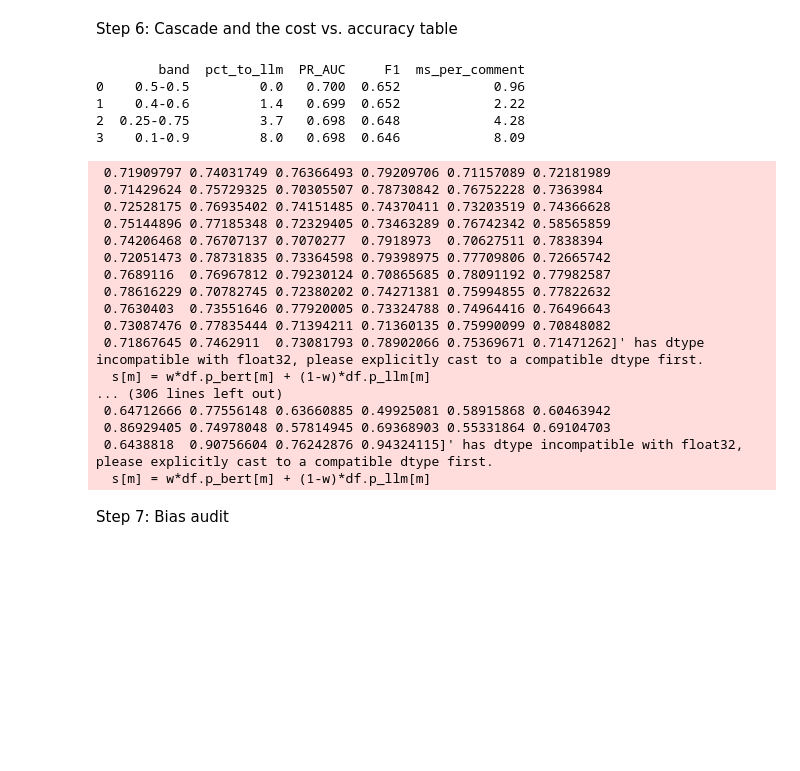
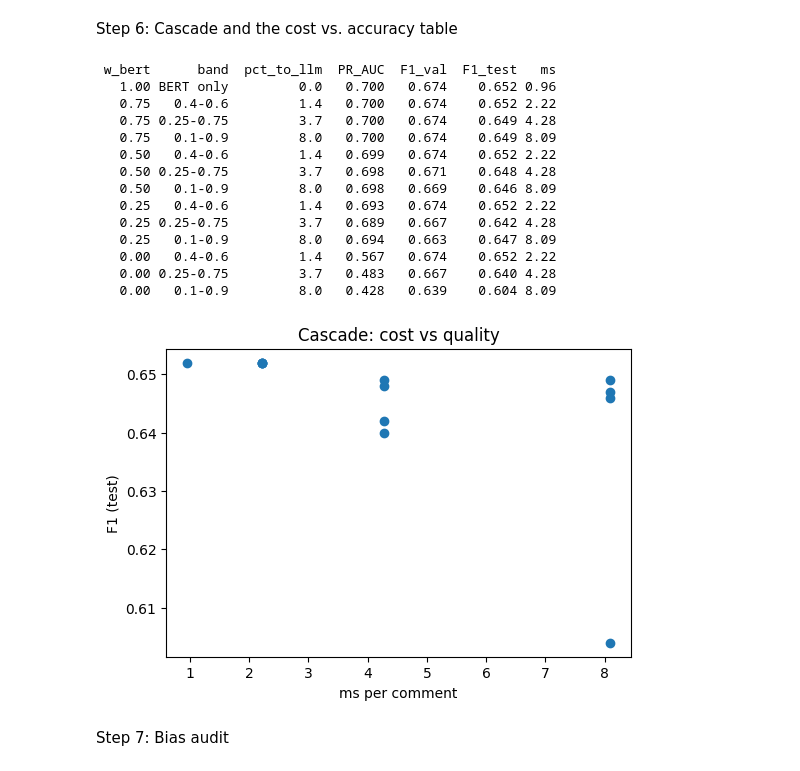
Before and after one commit to fauzia-annisa/ModShield-Cascaded-LLM-Moderation-Agent, a Jupyter notebook: ModShield_Cascaded_LLM_Moderation_Agent.ipynb, the cells around one changed output. Drawn from its saved outputs; the diff is of its cells as text; code cells hidden in the pictures; blank space fills up the shorter version.

```diff
--- a/ModShield_Cascaded_LLM_Moderation_Agent.ipynb
+++ b/ModShield_Cascaded_LLM_Moderation_Agent.ipynb
@@ -187,43 +187,49 @@ LLM ms/comment 88.85622381272161
 # %% [markdown]
 Step 6: Cascade and the cost vs. accuracy table
 # %%
+import matplotlib.pyplot as plt
+
 def cascade(df, lo, hi, w=0.5):
-    s = df.p_bert.copy()
+    s = df.p_bert.astype("float64").copy()
     m = (df.p_bert > lo) & (df.p_bert < hi) & df.p_llm.notna()
-    s[m] = w*df.p_bert[m] + (1-w)*df.p_llm[m]
+    s[m] = w*df.p_bert[m].astype("float64") + (1-w)*df.p_llm[m]
     return s, m.mean()
 
-rows = []
-for lo, hi in [(0.5,0.5),(0.4,0.6),(0.25,0.75),(0.1,0.9)]:
-    sv, _ = cascade(va, lo, hi); st, frac = cascade(te, lo, hi)
-    t = thr_from_val(va.y, sv)
-    rows.append(dict(band=f"{lo}-{hi}", pct_to_llm=round(frac*100,1),
-        PR_AUC=round(average_precision_score(te.y, st),3),
-        F1=round(f1_at(te.y, st, t),3),
-        ms_per_comment=round(lat_bert + frac*lat_llm,2)))
-print(pd.DataFrame(rows))
+bt = thr_from_val(va.y, va.p_bert)
+rows = [dict(w_bert=1.0, band="BERT only", pct_to_llm=0.0,
+             PR_AUC=round(average_precision_score(te.y, te.p_bert),3),
+             F1_val=round(f1_at(va.y, va.p_bert, bt),3),
+             F1_test=round(f1_at(te.y, te.p_bert, bt),3),
+             ms=round(lat_bert,2))]
+for w in [0.75, 0.5, 0.25, 0.0]:
+    for lo, hi in [(0.4,0.6),(0.25,0.75),(0.1,0.9)]:
+        sv,_ = cascade(va, lo, hi, w); st, frac = cascade(te, lo, hi, w)
+        t = thr_from_val(va.y, sv)
+        rows.append(dict(w_bert=w, band=f"{lo}-{hi}", pct_to_llm=round(frac*100,1),
+            PR_AUC=round(average_precision_score(te.y, st),3),
+            F1_val=round(f1_at(va.y, sv, t),3), F1_test=round(f1_at(te.y, st, t),3),
+            ms=round(lat_bert + frac*lat_llm,2)))
+res = pd.DataFrame(rows); print(res.to_string(index=False))
+
+plt.figure(figsize=(6,4))
+plt.scatter(res.ms, res.F1_test)
+plt.xlabel("ms per comment"); plt.ylabel("F1 (test)"); plt.title("Cascade: cost vs quality")
+plt.savefig("cascade_tradeoff.png", dpi=150, bbox_inches="tight"); plt.show()
 # %% [output]
-        band  pct_to_llm  PR_AUC     F1  ms_per_comment
-0    0.5-0.5         0.0   0.700  0.652            0.96
-1    0.4-0.6         1.4   0.699  0.652            2.22
-2  0.25-0.75         3.7   0.698  0.648            4.28
-3    0.1-0.9         8.0   0.698  0.646            8.09
+ w_bert      band  pct_to_llm  PR_AUC  F1_val  F1_test   ms
+   1.00 BERT only         0.0   0.700   0.674    0.652 0.96
+   0.75   0.4-0.6         1.4   0.700   0.674    0.652 2.22
+   0.75 0.25-0.75         3.7   0.700   0.674    0.649 4.28
+   0.75   0.1-0.9         8.0   0.700   0.674    0.649 8.09
+   0.50   0.4-0.6         1.4   0.699   0.674    0.652 2.22
+   0.50 0.25-0.75         3.7   0.698   0.671    0.648 4.28
+   0.50   0.1-0.9         8.0   0.698   0.669    0.646 8.09
+   0.25   0.4-0.6         1.4   0.693   0.674    0.652 2.22
+   0.25 0.25-0.75         3.7   0.689   0.667    0.642 4.28
+   0.25   0.1-0.9         8.0   0.694   0.663    0.647 8.09
+   0.00   0.4-0.6         1.4   0.567   0.674    0.652 2.22
+   0.00 0.25-0.75         3.7   0.483   0.667    0.640 4.28
+   0.00   0.1-0.9         8.0   0.428   0.639    0.604 8.09
- 0.71909797 0.74031749 0.76366493 0.79209706 0.71157089 0.72181989
- 0.71429624 0.75729325 0.70305507 0.78730842 0.76752228 0.7363984
- 0.72528175 0.76935402 0.74151485 0.74370411 0.73203519 0.74366628
- 0.75144896 0.77185348 0.72329405 0.73463289 0.76742342 0.58565859
- 0.74206468 0.76707137 0.7070277  0.7918973  0.70627511 0.7838394
- 0.72051473 0.78731835 0.73364598 0.79398975 0.77709806 0.72665742
- 0.7689116  0.76967812 0.79230124 0.70865685 0.78091192 0.77982587
- 0.78616229 0.70782745 0.72380202 0.74271381 0.75994855 0.77822632
- 0.7630403  0.73551646 0.77920005 0.73324788 0.74964416 0.76496643
- 0.73087476 0.77835444 0.71394211 0.71360135 0.75990099 0.70848082
- 0.71867645 0.7462911  0.73081793 0.78902066 0.75369671 0.71471262]' has dtype incompatible with float32, please explicitly cast to a compatible dtype first.
-  s[m] = w*df.p_bert[m] + (1-w)*df.p_llm[m]
-... (306 lines left out)
- 0.64712666 0.77556148 0.63660885 0.49925081 0.58915868 0.60463942
- 0.86929405 0.74978048 0.57814945 0.69368903 0.55331864 0.69104703
- 0.6438818  0.90756604 0.76242876 0.94324115]' has dtype incompatible with float32, please explicitly cast to a compatible dtype first.
-  s[m] = w*df.p_bert[m] + (1-w)*df.p_llm[m]
+[figure, added]
 # %% [markdown]
 Step 7: Bias audit
```
Also changed, not shown: parts of 4 cells of this notebook.
